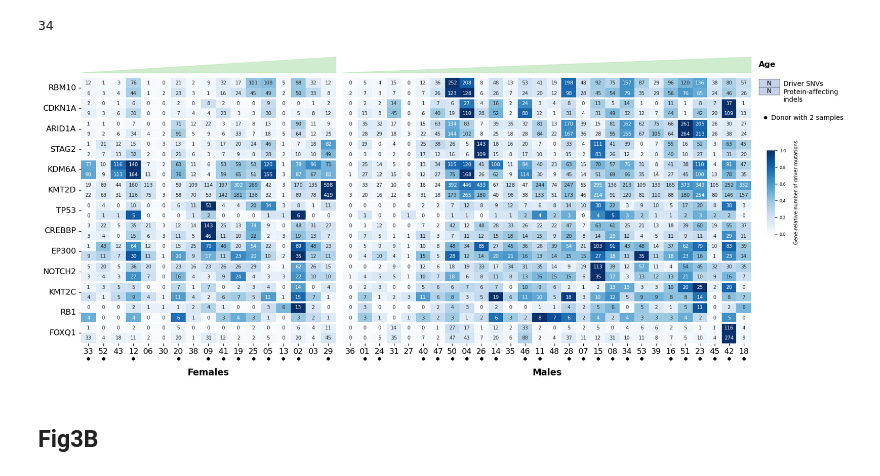
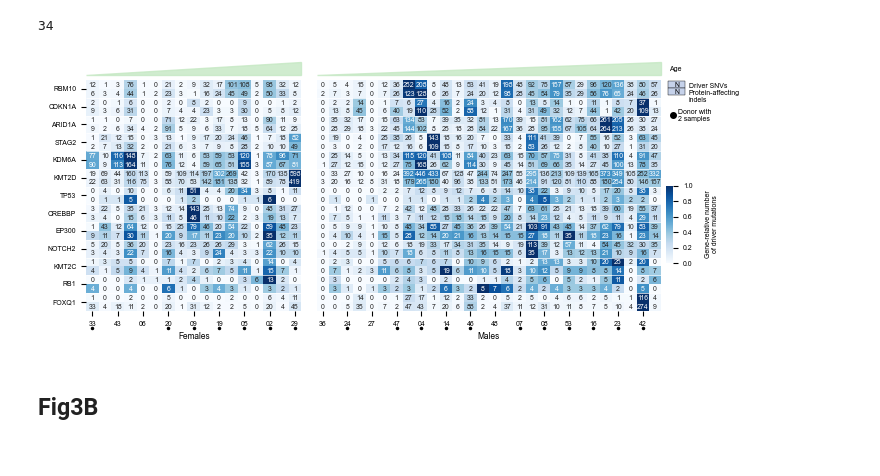
Before and after one commit to bbglab/normal_bladder_paper, a Jupyter notebook: main/Fig3/Fig3.ipynb, the cells around one changed output. Saved outputs shown, nothing was run; the diff lists cells and outputs as text; code cells hidden in the pictures.

```diff
--- a/main/Fig3/Fig3.ipynb
+++ b/main/Fig3/Fig3.ipynb
@@ -174,4 +156,7 @@ See the caveats in the documentation: https://pandas.pydata.org/pandas-docs/stab
 # %%
+## PROTEIN-AFFECTING INDELS ##
+
+# filter mutrate table to only keep PA indels
 indels_df = pd.read_csv(mutrate_file, sep = "\t")
 indels_df = indels_df.loc[(indels_df["MUTTYPES"] == "DELETION-INSERTION") &
                         (indels_df["REGIONS"] == "protein_affecting") &
@@ -180,11 +165,12 @@ indels_df = indels_df.loc[(indels_df["MUTTYPES"] == "DELETION-INSERTION") &
 
 indels_df['CLEAN_SAMPLE_ID'] = indels_df['SAMPLE_ID'].map(old2new_sample_names)
 indels_df['DONOR'] = indels_df['CLEAN_SAMPLE_ID'].apply(lambda x : x[:2])
-indels_df['SINGLE_SAMPLE'] = indels_df['CLEAN_SAMPLE_ID'].isin(single_sample_per_donor)
 
+# sum indels belonging to the same donor
 indels_df = indels_df.groupby(by = ['DONOR', 'GENE'])['N_MUTS'].sum().reset_index()
 indels_df = indels_df.rename({"N_MUTS": "DRIVERS"}, axis = 1)
 
+# rename for plot
 indels_df["GENE"] = indels_df["GENE"] + "_indel"
 
 indels_df
@@ -282,26 +252,26 @@ len(donors_2samples)
 # %%
 heatmap_config = {"h1_subset": females_age_ordered,
                 "h2_subset": males_age_ordered,
                 "duplicated_samples": [d.split("_")[1][2:] for d in donors_2samples],
-                "h1_title": "\nFemales",
-                "h2_title": "\nMales",
-                "title_fontsize": 13.5,
+                "h1_title": "Females",
+                "h2_title": "Males",
+                "title_fontsize": plots_general_config["xylabel_fontsize"],
                 "genes_order": gene_order_edit,
                 "width_ratios": [1.25, 2],
                 "cmap": "Blues",
-                "cmap_label": "\nGene-relative number of driver mutations",
-                "cmap_label_fontsize": 7.5,
-                "cmap_ticks_fontsize": 6,
+                "cmap_label": "\nGene-relative number\nof driver mutations",
+                "cmap_label_fontsize": plots_general_config["annots_fontsize"],
+                "cmap_ticks_fontsize": plots_general_config["annots_fontsize"],
                 "cmap_orient": "vertical",
-                "cmap_loc": [0.9, 0.45, 0.01, 0.25], # [left, bottom, width, height]
+                "cmap_loc": [0.88, 0.3, 0.01, 0.25], # [left, bottom, width, height]
                 "rows2separate": [i for i in range(2, len(gene_order_edit), 2)],
-                "annot_fontsize": 7.5,
-                "xyticks_fontsize": 12,
-                "figsize": (17, 7)}
+                "annot_fontsize": plots_general_config["annots_fontsize"],
+                "xyticks_fontsize": plots_general_config["xyticks_fontsize"],
+                "figsize": (7.192, 3.1)}
 
-plot_double_heatmap(excessnvs_indels_df, heatmap_config, os.path.join(figures_dir, "fig3a.png"))
+plot_double_heatmap(excessnvs_indels_df, heatmap_config, os.path.join(figures_dir, "fig3a.pdf"))
 # %% [output]
-[figure, old version]
+[figure, new version]
 # %% [markdown]
 ## Fig3B
 # %%
```
Also changed, not shown: parts of 12 cells of this notebook, 3 other files.
